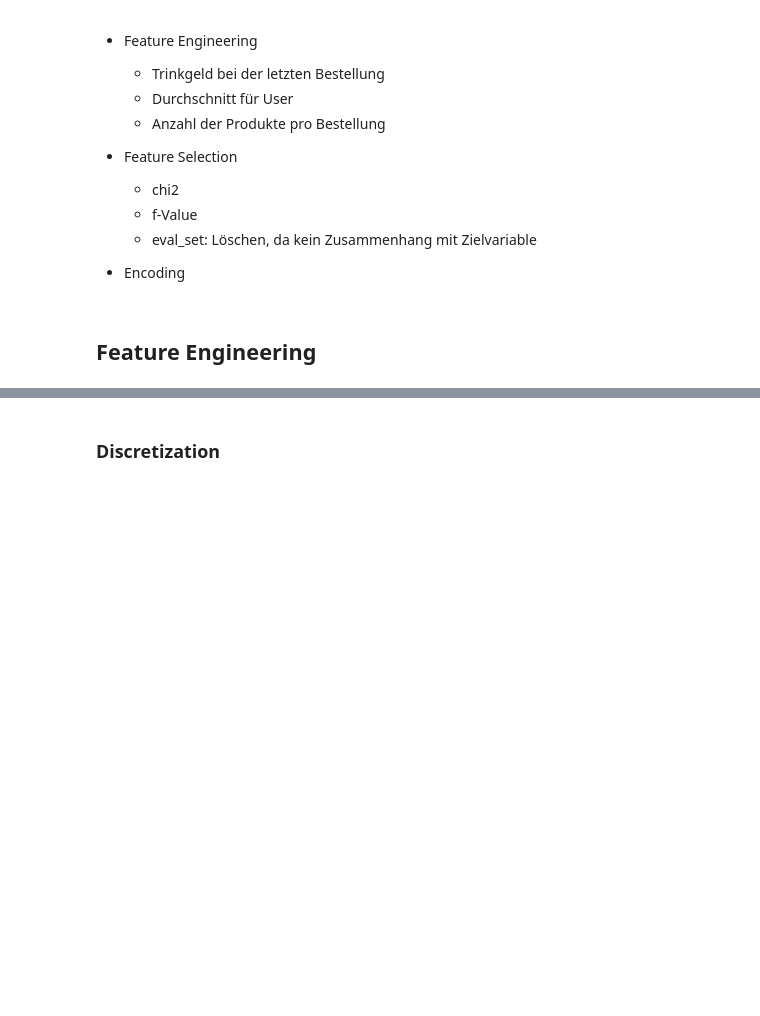
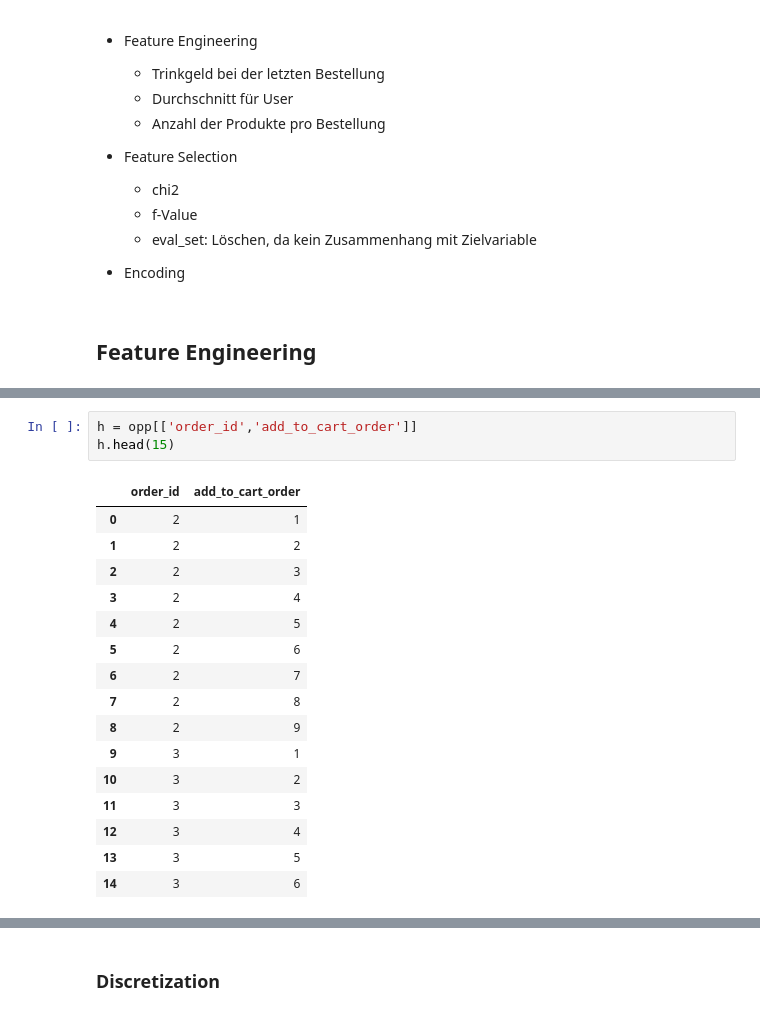
Before and after one commit to JonasHauth/Instacart-Tip-Prediction---Gruppe-6, a Jupyter notebook: Tip_Prediction_Instacart.ipynb, the cells around one changed output, grey strips where cells are left out. Drawn from its saved outputs; the diff is of its cells as text; blank space fills up the shorter version.

Commit message:
feature count items of order

```diff
--- a/Tip_Prediction_Instacart.ipynb
+++ b/Tip_Prediction_Instacart.ipynb
@@ -509,0 +531,20 @@ Decreased by 66.4%
+# %%
+h = opp[['order_id','add_to_cart_order']]
+h.head(15)
+# %% [output]
+|  | order_id | add_to_cart_order |
+| 0 | 2 | 1 |
+| 1 | 2 | 2 |
+| 2 | 2 | 3 |
+| 3 | 2 | 4 |
+| 4 | 2 | 5 |
+| 5 | 2 | 6 |
+| 6 | 2 | 7 |
+| 7 | 2 | 8 |
+| 8 | 2 | 9 |
+| 9 | 3 | 1 |
+| 10 | 3 | 2 |
+| 11 | 3 | 3 |
+| 12 | 3 | 4 |
+| 13 | 3 | 5 |
+| 14 | 3 | 6 |
```
Also changed, not shown: parts of 7 cells of this notebook.
